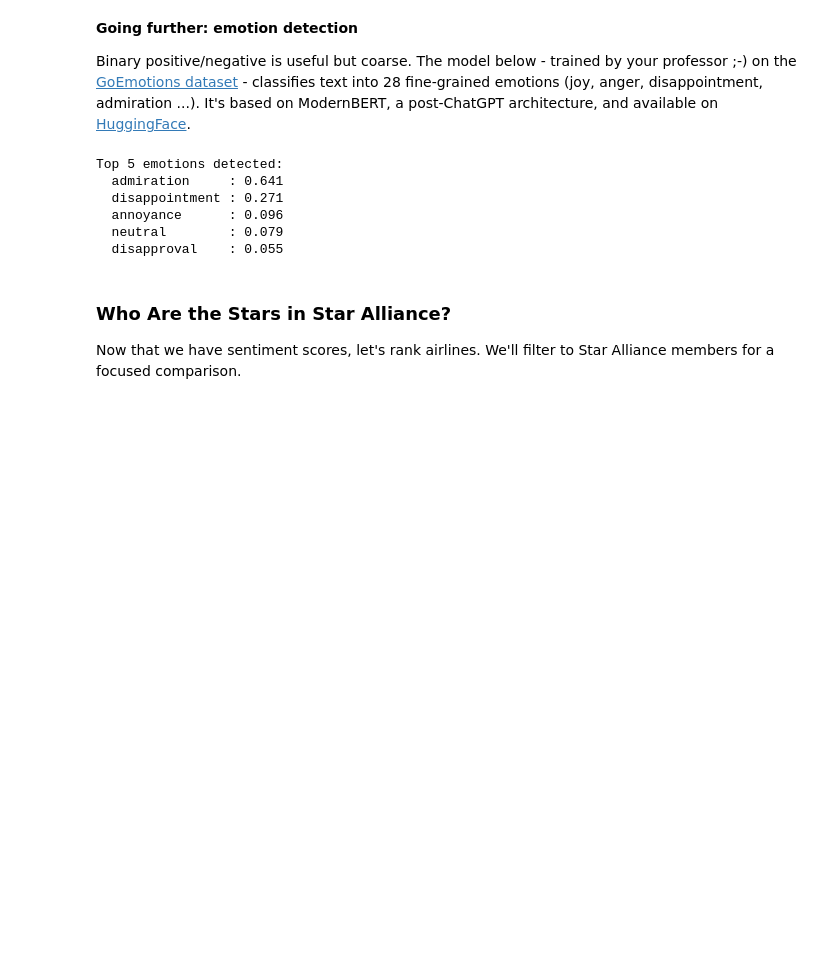
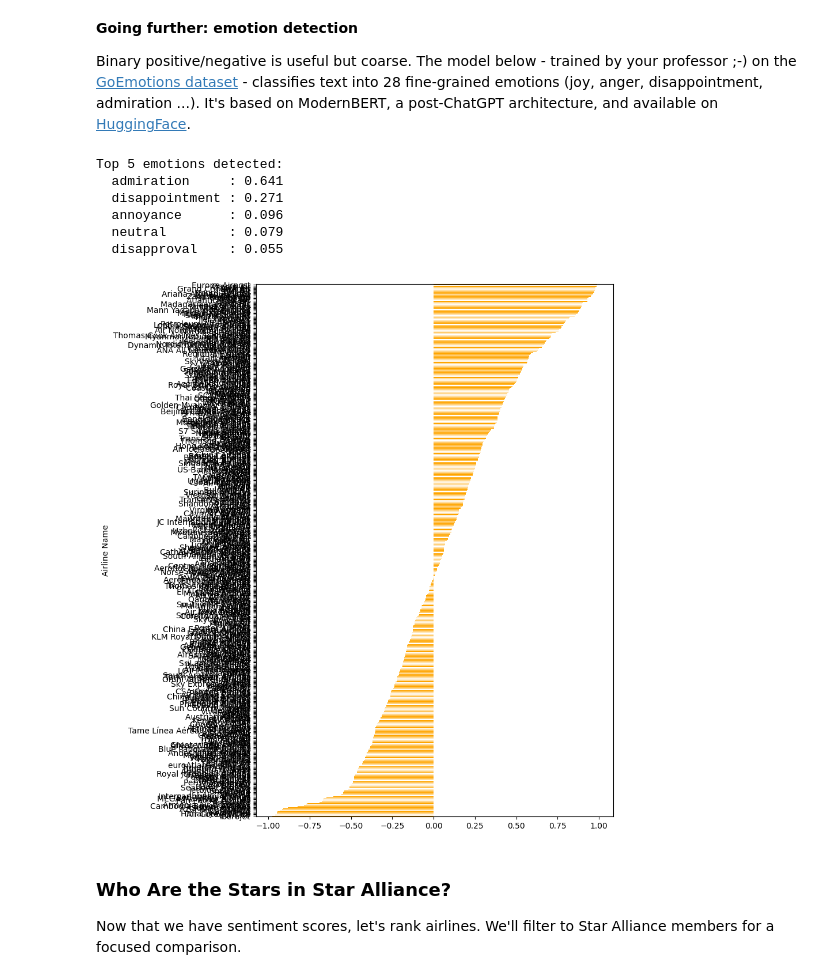
Before and after one commit to ciri/iese-dsfb-mim, a Jupyter notebook: notebooks/400-Airline-Text-Analytics-solved.ipynb, the cells around one changed output. Saved outputs shown, nothing was run; the diff lists cells and outputs as text; code cells hidden in the pictures; blank space fills up the shorter version.

```diff
--- a/notebooks/400-Airline-Text-Analytics-solved.ipynb
+++ b/notebooks/400-Airline-Text-Analytics-solved.ipynb
@@ -463,6 +471,12 @@ Top 5 emotions detected:
   annoyance      : 0.096
   neutral        : 0.079
   disapproval    : 0.055
+# %%
+df.groupby('Airline Name')['sentiment'].mean().sort_values().plot.barh(
+    color='orange', figsize=(8,12)
+);
+# %% [output]
+[figure, added]
 # %% [markdown]
 ### Who Are the Stars in Star Alliance?
 
```
Also changed, not shown: parts of 3 cells of this notebook, 1 other file.
